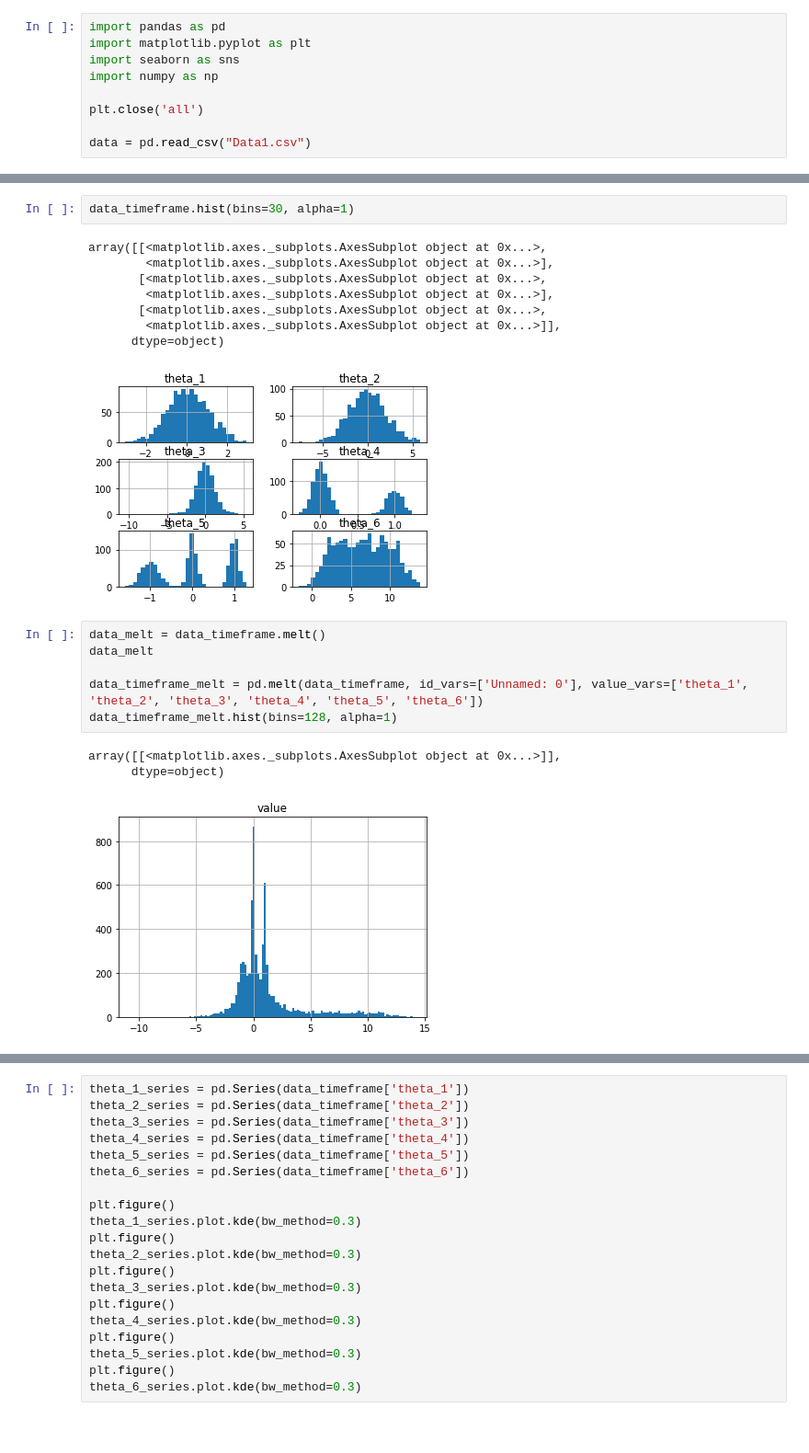
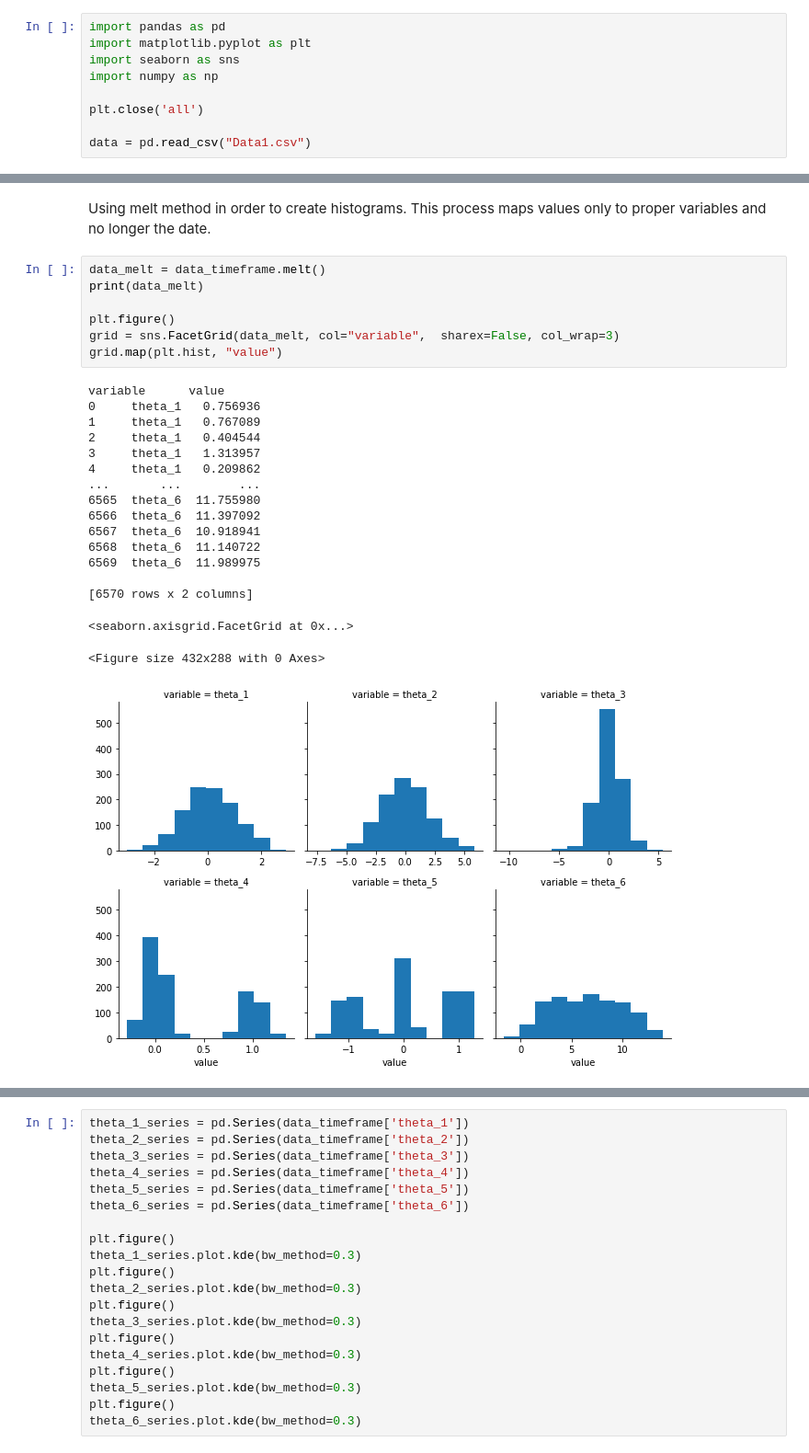
Before and after one commit to b-jasko/CPS, a Jupyter notebook: Data Analytics/lab1/da_lab1.ipynb, the cells around one changed output, grey strips where cells are left out. Shown at 92% size. Drawn from its saved outputs; the diff is of its cells as text; blank space fills up the shorter version.

```diff
--- a/Data Analytics/lab1/da_lab1.ipynb
+++ b/Data Analytics/lab1/da_lab1.ipynb
@@ -19,21 +20,27 @@ data_timeframe.plot()
-# %%
-data_timeframe.hist(bins=30, alpha=1)
-# %% [output]
-array([[<matplotlib.axes._subplots.AxesSubplot object at 0x...>,
-        <matplotlib.axes._subplots.AxesSubplot object at 0x...>],
-       [<matplotlib.axes._subplots.AxesSubplot object at 0x...>,
-        <matplotlib.axes._subplots.AxesSubplot object at 0x...>],
-       [<matplotlib.axes._subplots.AxesSubplot object at 0x...>,
-        <matplotlib.axes._subplots.AxesSubplot object at 0x...>]],
-      dtype=object)
-[figure, removed]
-# %%
-data_melt = data_timeframe.melt()
-data_melt
-
-data_timeframe_melt = pd.melt(data_timeframe, id_vars=['Unnamed: 0'], value_vars=['theta_1', 'theta_2', 'theta_3', 'theta_4', 'theta_5', 'theta_6'])
-data_timeframe_melt.hist(bins=128, alpha=1)
-# %% [output]
-array([[<matplotlib.axes._subplots.AxesSubplot object at 0x...>]],
-      dtype=object)
-[figure, removed]
+# %% [markdown]
+Using melt method in order to create histograms. This process maps values only to proper variables and no longer the date.
+# %%
+data_melt = data_timeframe.melt()
+print(data_melt)
+
+plt.figure()
+grid = sns.FacetGrid(data_melt, col="variable",  sharex=False, col_wrap=3)
+grid.map(plt.hist, "value")
+# %% [output]
+variable      value
+0     theta_1   0.756936
+1     theta_1   0.767089
+2     theta_1   0.404544
+3     theta_1   1.313957
+4     theta_1   0.209862
+...       ...        ...
+6565  theta_6  11.755980
+6566  theta_6  11.397092
+6567  theta_6  10.918941
+6568  theta_6  11.140722
+6569  theta_6  11.989975
+
+[6570 rows x 2 columns]
+<seaborn.axisgrid.FacetGrid at 0x...>
+<Figure size 432x288 with 0 Axes>
+[figure, added]
```
Also changed, not shown: parts of 6 cells of this notebook.
